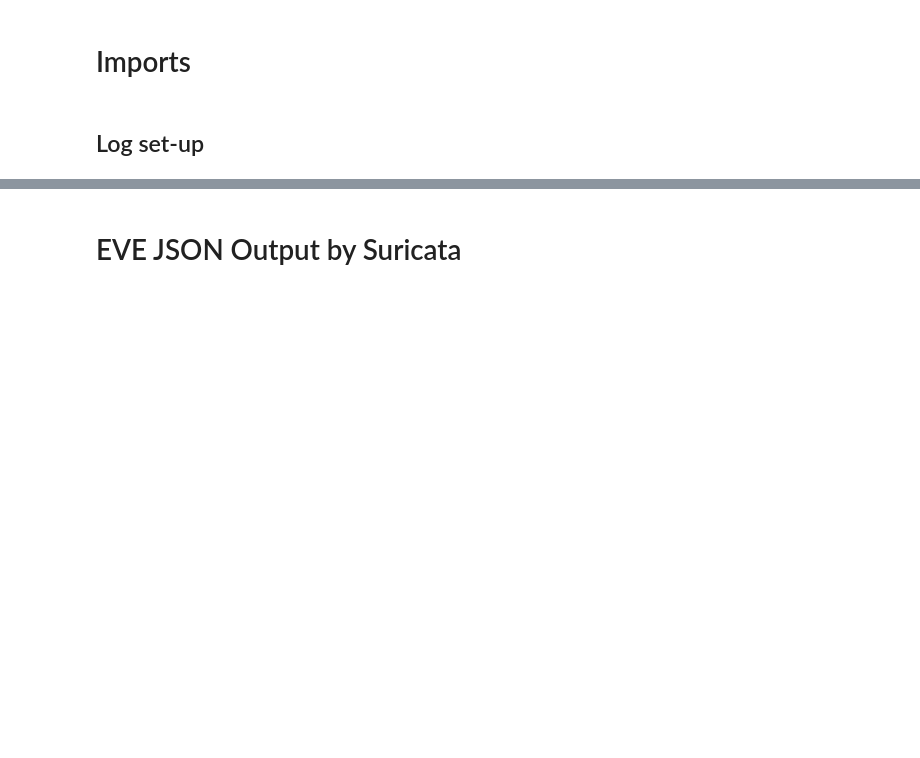
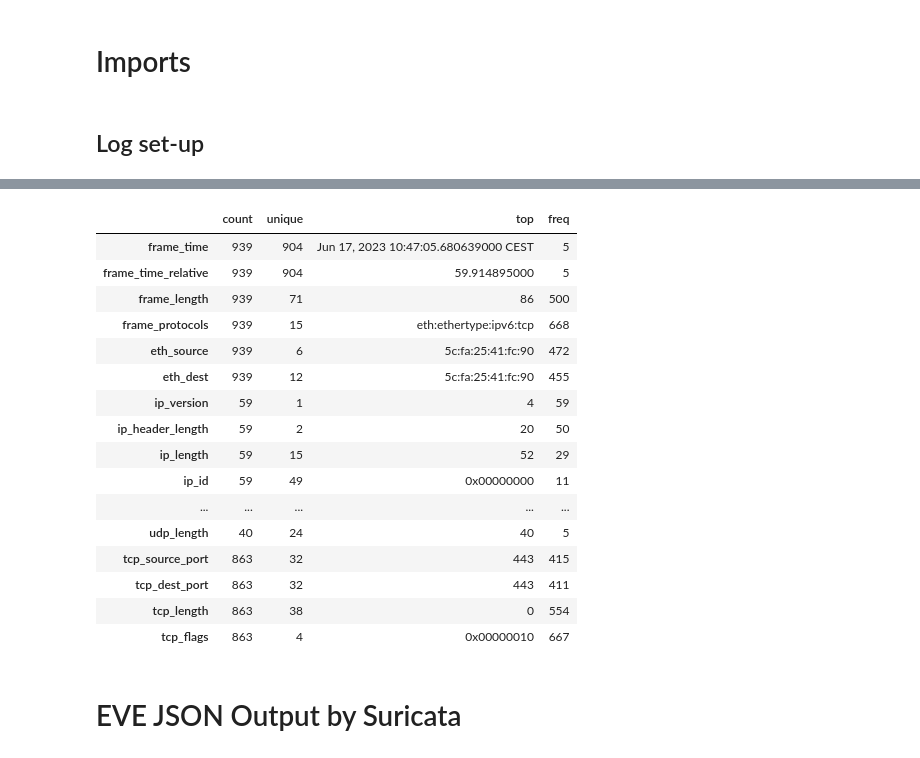
Before and after one commit to BenjaminDeporte/Cyber, a Jupyter notebook: code/SandBox.ipynb, the cells around one changed output, grey strips where cells are left out. Drawn from its saved outputs; the diff is of its cells as text; code cells hidden in the pictures; blank space fills up the shorter version.

```diff
--- a/code/SandBox.ipynb
+++ b/code/SandBox.ipynb
@@ -165,2 +156,22 @@ df_packets
+# %%
+df_packets.describe(include='all').transpose()
+# %% [output]
+|  | count | unique | top | freq |
+| frame_time | 939 | 904 | Jun 17, 2023 10:47:05.680639000 CEST | 5 |
+| frame_time_relative | 939 | 904 | 59.914895000 | 5 |
+| frame_length | 939 | 71 | 86 | 500 |
+| frame_protocols | 939 | 15 | eth:ethertype:ipv6:tcp | 668 |
+| eth_source | 939 | 6 | 5c:fa:25:41:fc:90 | 472 |
+| eth_dest | 939 | 12 | 5c:fa:25:41:fc:90 | 455 |
+| ip_version | 59 | 1 | 4 | 59 |
+| ip_header_length | 59 | 2 | 20 | 50 |
+| ip_length | 59 | 15 | 52 | 29 |
+| ip_id | 59 | 49 | 0x00000000 | 11 |
+| ... | ... | ... | ... | ... |
+| udp_length | 40 | 24 | 40 | 5 |
+| tcp_source_port | 863 | 32 | 443 | 415 |
+| tcp_dest_port | 863 | 32 | 443 | 411 |
+| tcp_length | 863 | 38 | 0 | 554 |
+| tcp_flags | 863 | 4 | 0x00000010 | 667 |
 # %% [markdown]
 # EVE JSON Output by Suricata
```
Also changed, not shown: parts of 23 cells of this notebook, 16 other files.
